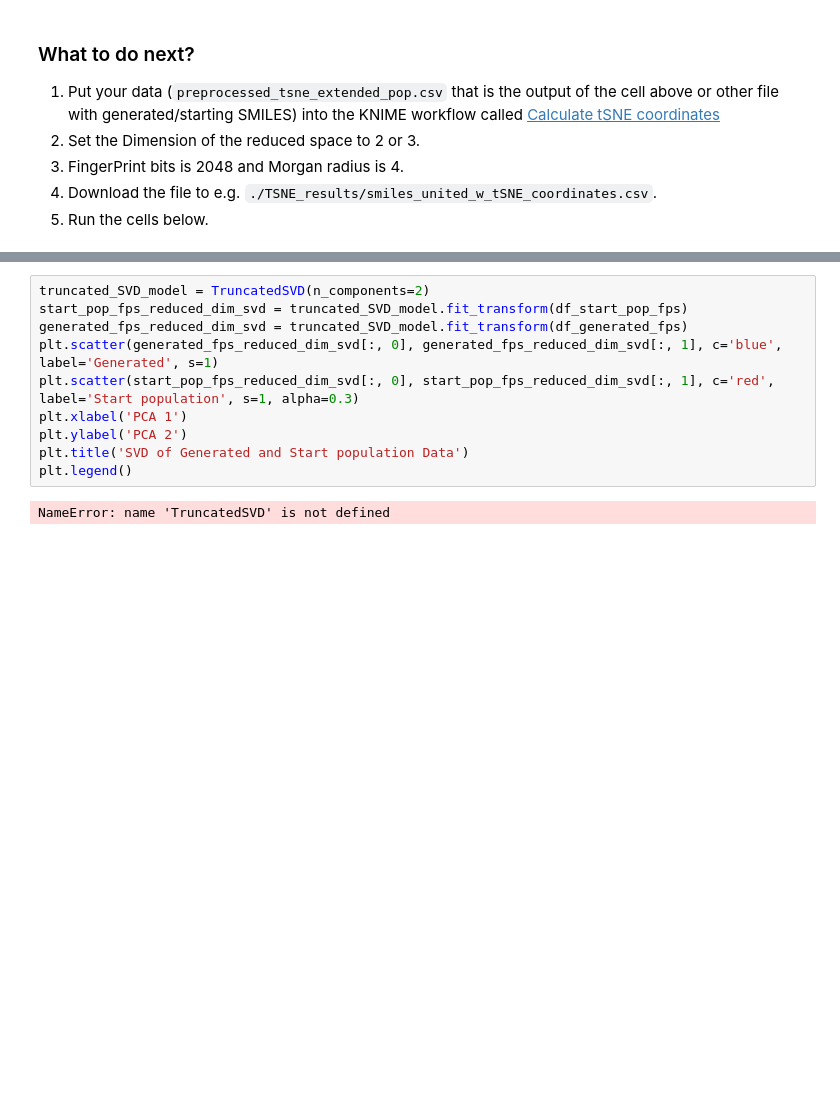
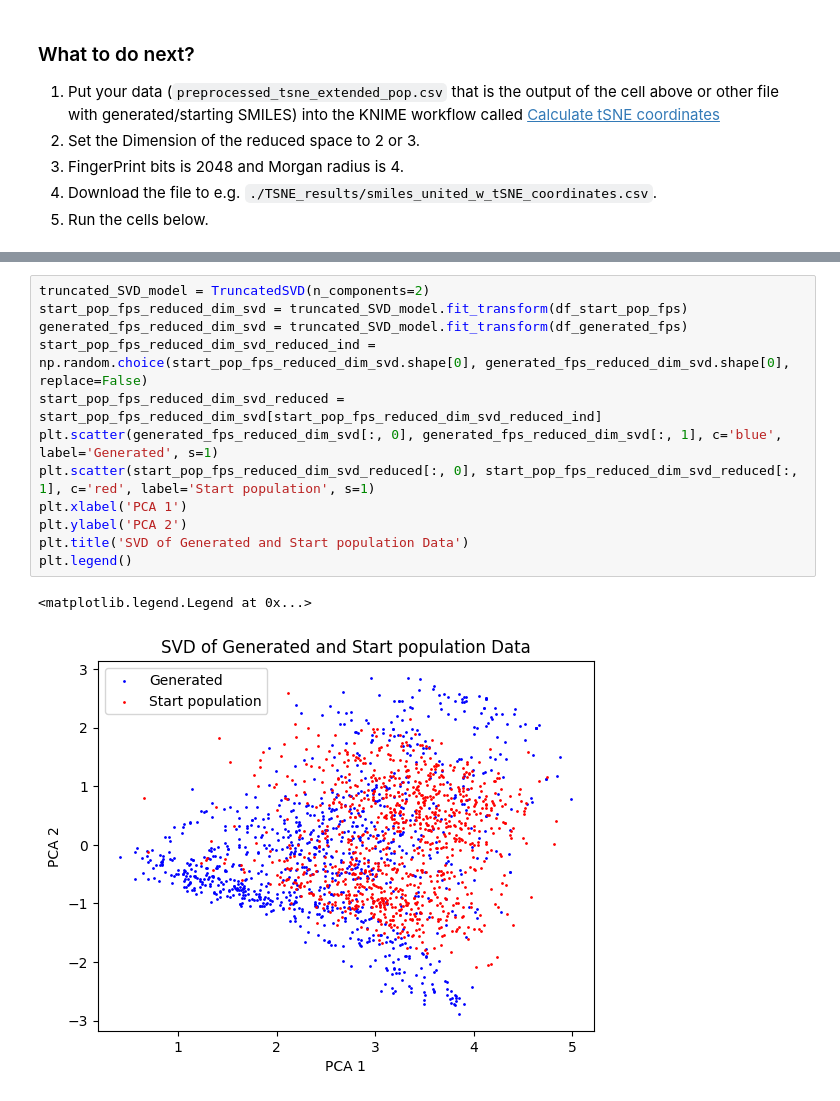
Before and after one commit to SelvitaDrugDiscovery/JANUS, a Jupyter notebook: janus_evaluate.ipynb, the cells around one changed output, grey strips where cells are left out. Drawn from its saved outputs; the diff is of its cells as text; blank space fills up the shorter version.

```diff
--- a/janus_evaluate.ipynb
+++ b/janus_evaluate.ipynb
@@ -293,12 +286,15 @@ FileNotFoundError: [Errno 2] No such file or directory: './start_population/chem
 # %%
 truncated_SVD_model = TruncatedSVD(n_components=2)
 start_pop_fps_reduced_dim_svd = truncated_SVD_model.fit_transform(df_start_pop_fps)
 generated_fps_reduced_dim_svd = truncated_SVD_model.fit_transform(df_generated_fps)
+start_pop_fps_reduced_dim_svd_reduced_ind = np.random.choice(start_pop_fps_reduced_dim_svd.shape[0], generated_fps_reduced_dim_svd.shape[0], replace=False)
+start_pop_fps_reduced_dim_svd_reduced = start_pop_fps_reduced_dim_svd[start_pop_fps_reduced_dim_svd_reduced_ind]
 plt.scatter(generated_fps_reduced_dim_svd[:, 0], generated_fps_reduced_dim_svd[:, 1], c='blue', label='Generated', s=1)
-plt.scatter(start_pop_fps_reduced_dim_svd[:, 0], start_pop_fps_reduced_dim_svd[:, 1], c='red', label='Start population', s=1, alpha=0.3)
+plt.scatter(start_pop_fps_reduced_dim_svd_reduced[:, 0], start_pop_fps_reduced_dim_svd_reduced[:, 1], c='red', label='Start population', s=1)
 plt.xlabel('PCA 1')
 plt.ylabel('PCA 2')
 plt.title('SVD of Generated and Start population Data')
 plt.legend()
 # %% [output]
-NameError: name 'TruncatedSVD' is not defined
+<matplotlib.legend.Legend at 0x...>
+[figure, added]
```
Also changed, not shown: parts of 11 cells of this notebook, 4 other files.
